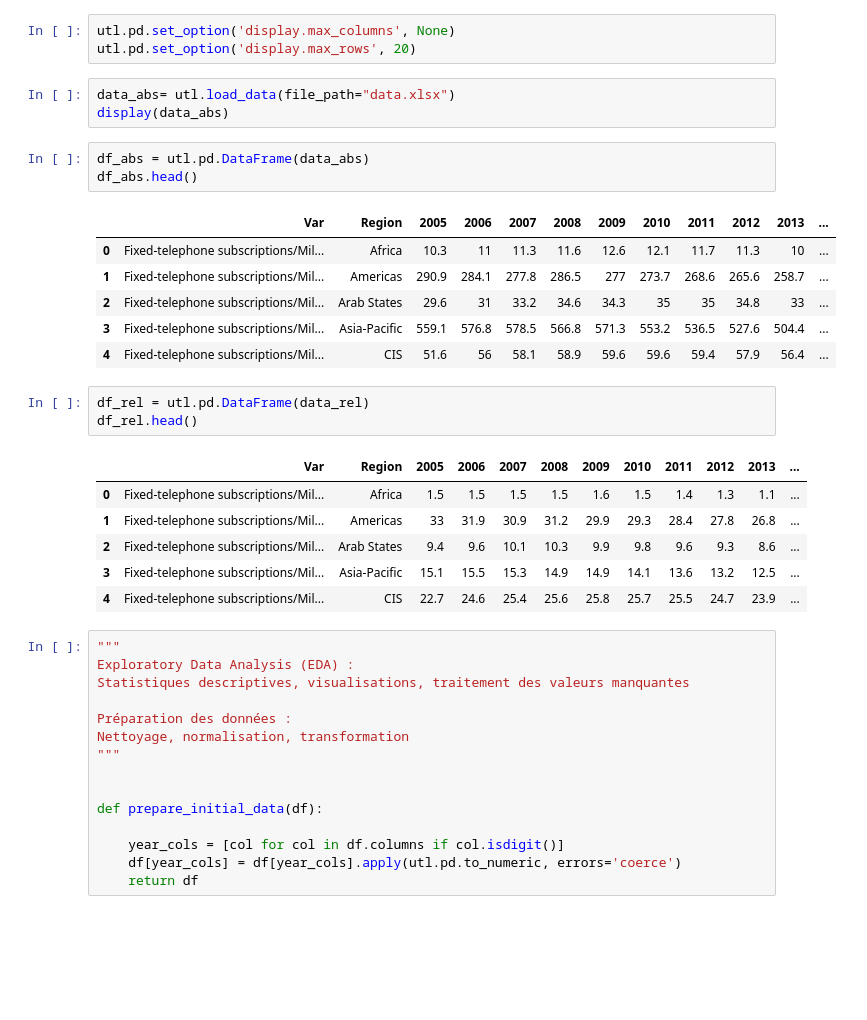
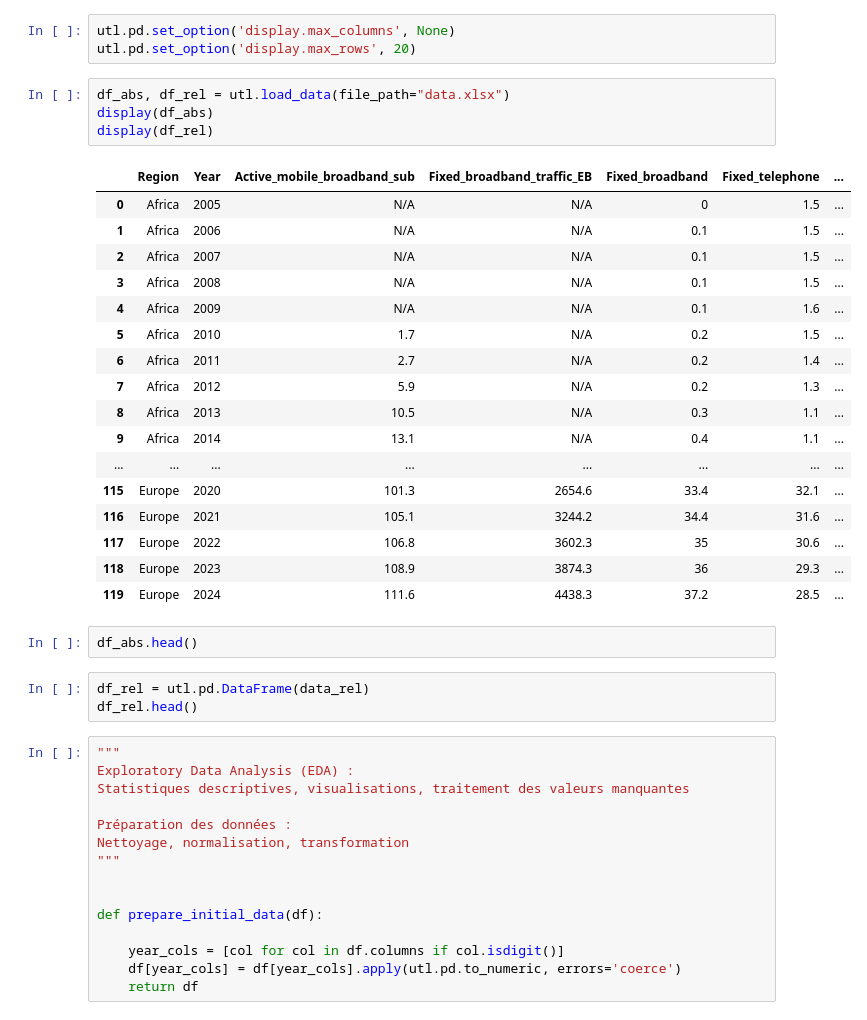
Before and after one commit to Bl4ckFlow/Analyse_de_donn-e, a Jupyter notebook: script.ipynb, the cells around one changed output. Saved outputs shown, nothing was run; the diff lists cells and outputs as text; blank space fills up the shorter version.

```diff
--- a/script.ipynb
+++ b/script.ipynb
@@ -8,28 +8,32 @@ importlib.reload(utl)
 utl.pd.set_option('display.max_columns', None)
 utl.pd.set_option('display.max_rows', 20)
 # %%
-data_abs= utl.load_data(file_path="data.xlsx")
-display(data_abs)
+df_abs, df_rel = utl.load_data(file_path="data.xlsx")
+display(df_abs)
+display(df_rel)
+# %% [output]
+|  | Region | Year | Active_mobile_broadband_sub | Fixed_broadband_traffic_EB | Fixed_broadband | Fixed_telephone | ... |
+| 0 | Africa | 2005 | N/A | N/A | 0 | 1.5 | ... |
+| 1 | Africa | 2006 | N/A | N/A | 0.1 | 1.5 | ... |
+| 2 | Africa | 2007 | N/A | N/A | 0.1 | 1.5 | ... |
+| 3 | Africa | 2008 | N/A | N/A | 0.1 | 1.5 | ... |
+| 4 | Africa | 2009 | N/A | N/A | 0.1 | 1.6 | ... |
+| 5 | Africa | 2010 | 1.7 | N/A | 0.2 | 1.5 | ... |
+| 6 | Africa | 2011 | 2.7 | N/A | 0.2 | 1.4 | ... |
+| 7 | Africa | 2012 | 5.9 | N/A | 0.2 | 1.3 | ... |
+| 8 | Africa | 2013 | 10.5 | N/A | 0.3 | 1.1 | ... |
+| 9 | Africa | 2014 | 13.1 | N/A | 0.4 | 1.1 | ... |
+| ... | ... | ... | ... | ... | ... | ... | ... |
+| 115 | Europe | 2020 | 101.3 | 2654.6 | 33.4 | 32.1 | ... |
+| 116 | Europe | 2021 | 105.1 | 3244.2 | 34.4 | 31.6 | ... |
+| 117 | Europe | 2022 | 106.8 | 3602.3 | 35 | 30.6 | ... |
+| 118 | Europe | 2023 | 108.9 | 3874.3 | 36 | 29.3 | ... |
+| 119 | Europe | 2024 | 111.6 | 4438.3 | 37.2 | 28.5 | ... |
 # %%
-df_abs = utl.pd.DataFrame(data_abs)
 df_abs.head()
-# %% [output]
-|  | Var | Region | 2005 | 2006 | 2007 | 2008 | 2009 | 2010 | 2011 | 2012 | 2013 | ... |
-| 0 | Fixed-telephone subscriptions/Mil... | Africa | 10.3 | 11 | 11.3 | 11.6 | 12.6 | 12.1 | 11.7 | 11.3 | 10 | ... |
-| 1 | Fixed-telephone subscriptions/Mil... | Americas | 290.9 | 284.1 | 277.8 | 286.5 | 277 | 273.7 | 268.6 | 265.6 | 258.7 | ... |
-| 2 | Fixed-telephone subscriptions/Mil... | Arab States | 29.6 | 31 | 33.2 | 34.6 | 34.3 | 35 | 35 | 34.8 | 33 | ... |
-| 3 | Fixed-telephone subscriptions/Mil... | Asia-Pacific | 559.1 | 576.8 | 578.5 | 566.8 | 571.3 | 553.2 | 536.5 | 527.6 | 504.4 | ... |
-| 4 | Fixed-telephone subscriptions/Mil... | CIS | 51.6 | 56 | 58.1 | 58.9 | 59.6 | 59.6 | 59.4 | 57.9 | 56.4 | ... |
 # %%
 df_rel = utl.pd.DataFrame(data_rel)
 df_rel.head()
-# %% [output]
-|  | Var | Region | 2005 | 2006 | 2007 | 2008 | 2009 | 2010 | 2011 | 2012 | 2013 | ... |
-| 0 | Fixed-telephone subscriptions/Mil... | Africa | 1.5 | 1.5 | 1.5 | 1.5 | 1.6 | 1.5 | 1.4 | 1.3 | 1.1 | ... |
-| 1 | Fixed-telephone subscriptions/Mil... | Americas | 33 | 31.9 | 30.9 | 31.2 | 29.9 | 29.3 | 28.4 | 27.8 | 26.8 | ... |
-| 2 | Fixed-telephone subscriptions/Mil... | Arab States | 9.4 | 9.6 | 10.1 | 10.3 | 9.9 | 9.8 | 9.6 | 9.3 | 8.6 | ... |
-| 3 | Fixed-telephone subscriptions/Mil... | Asia-Pacific | 15.1 | 15.5 | 15.3 | 14.9 | 14.9 | 14.1 | 13.6 | 13.2 | 12.5 | ... |
-| 4 | Fixed-telephone subscriptions/Mil... | CIS | 22.7 | 24.6 | 25.4 | 25.6 | 25.8 | 25.7 | 25.5 | 24.7 | 23.9 | ... |
 # %%
 """
 Exploratory Data Analysis (EDA) :
```
Also changed, not shown: parts of 3 cells of this notebook, 1 other file.
